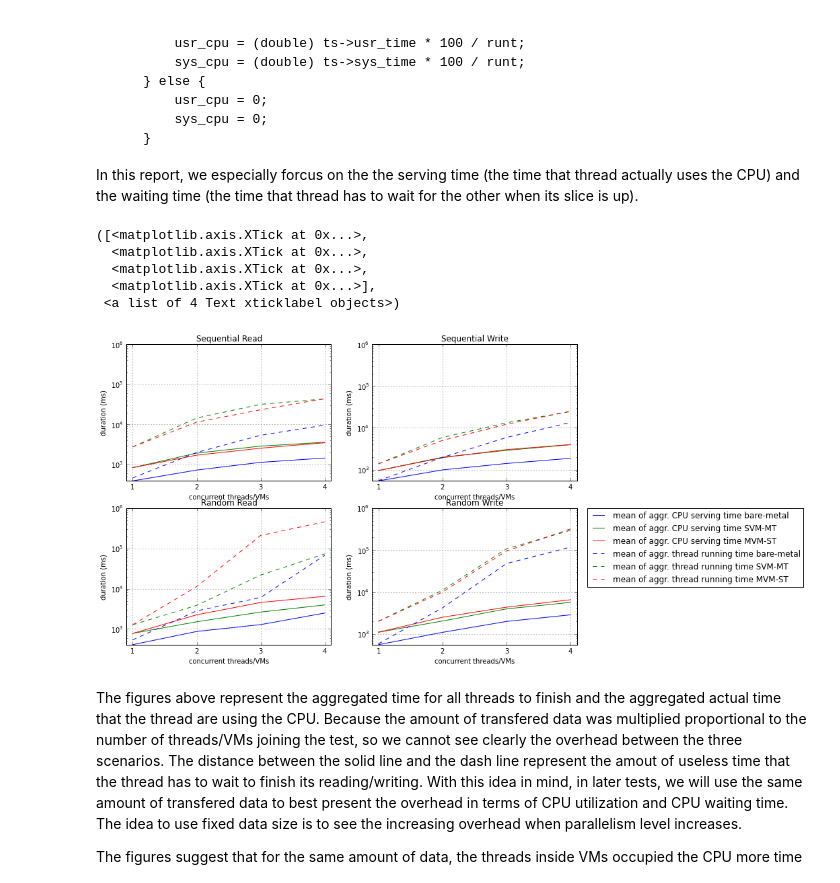
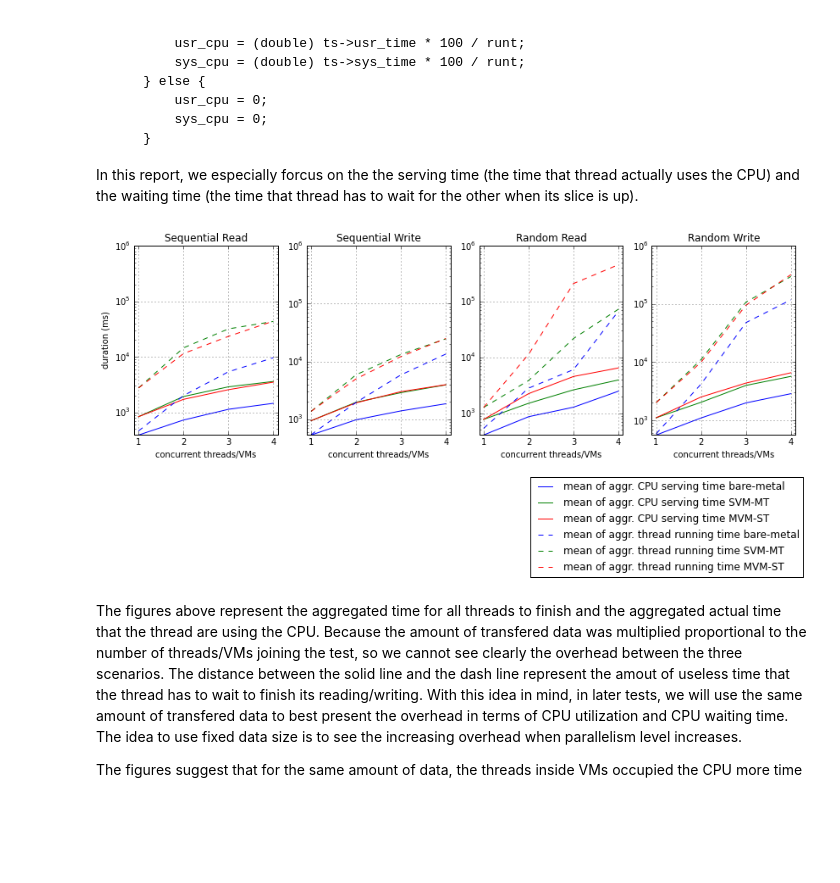
Before and after one commit to hasonhai/io_measurements, a Jupyter notebook: notebook/DiskTest Analysis.ipynb, the cells around one changed output. Drawn from its saved outputs; the diff is of its cells as text; code cells hidden in the pictures; blank space fills up the shorter version.

```diff
--- a/notebook/DiskTest Analysis.ipynb
+++ b/notebook/DiskTest Analysis.ipynb
@@ -564,8 +562,9 @@ citrtrrmvm = citrt.filter(regex="^RR[1-4]VMTH1").tolist()
 citrtrwmvm = citrt.filter(regex="^RW[1-4]VMTH1").tolist()
 # %%
 x_axis = [1,2,3,4]
+pylab.rcParams['figure.figsize'] = 14, 4  # change default size of figures
 
-plt.subplot(221)
+plt.subplot(141)
 plt.semilogy(x_axis, tctsrbf, color="blue")
 plt.semilogy(x_axis, tctsrsvm, color="green")
 plt.semilogy(x_axis, tctsrmvm, color="red")
@@ -579,7 +578,7 @@ plt.xlabel('concurrent threads/VMs')
 plt.ylabel('duration (ms)')
 plt.xticks(x_axis)
 
-plt.subplot(222)
+plt.subplot(142)
 plt.semilogy(x_axis, tctswbf, color="blue")
 plt.semilogy(x_axis, tctswsvm, color="green")
 plt.semilogy(x_axis, tctswmvm, color="red")
@@ -589,45 +588,42 @@ plt.semilogy(x_axis, trtswmvm, ls="dashed", color="red")
 plt.axis([0.9, 4.1, 0, 1000000])
 plt.grid(True)
 plt.title('Sequential Write')
 plt.xlabel('concurrent threads/VMs')
-plt.ylabel('duration (ms)')
+#plt.ylabel('duration (ms)')
 plt.xticks(x_axis)
 
-plt.subplot(223)
+plt.subplot(143)
 plt.semilogy(x_axis, tctrrbf, color="blue")
 plt.semilogy(x_axis, tctrrsvm, color="green")
 plt.semilogy(x_axis, tctrrmvm, color="red")
 plt.semilogy(x_axis, trtrrbf, ls="dashed", color="blue")
 plt.semilogy(x_axis, trtrrsvm, ls="dashed", color="green")
 plt.semilogy(x_axis, trtrrmvm, ls="dashed", color="red")
 plt.axis([0.9, 4.1, 0, 1000000])
 plt.grid(True)
 plt.title('Random Read')
 plt.xlabel('concurrent threads/VMs')
-plt.ylabel('duration (ms)')
+#plt.ylabel('duration (ms)')
 plt.xticks(x_axis)
 
-plt.subplot(224)
+plt.subplot(144)
 plt.semilogy(x_axis, tctrwbf, color="blue", label = 'mean of aggr. CPU serving time bare-metal')
 plt.semilogy(x_axis, tctrwsvm, color="green", label = 'mean of aggr. CPU serving time SVM-MT')
 plt.semilogy(x_axis, tctrwmvm, color="red", label = 'mean of aggr. CPU serving time MVM-ST')
 plt.semilogy(x_axis, trtrwbf, ls="dashed", color="blue", label = 'mean of aggr. thread running time bare-metal')
 plt.semilogy(x_axis, trtrwsvm, ls="dashed", color="green", label = 'mean of aggr. thread running time SVM-MT')
 plt.semilogy(x_axis, trtrwmvm, ls="dashed", color="red", label = 'mean of aggr. thread running time MVM-ST')
 plt.axis([0.9, 4.1, 0, 1000000])
 plt.grid(True)
 plt.title('Random Write')
-plt.legend(bbox_to_anchor=(1.05, 1), loc=2, borderaxespad=0.)
+plt.legend(bbox_to_anchor=(1.05, -0.75), loc=4, borderaxespad=0.)
 plt.xlabel('concurrent threads/VMs')
-plt.ylabel('duration (ms)')
+#plt.ylabel('duration (ms)')
 plt.xticks(x_axis)
+
+plt.savefig('CPUutilisation')
 # %% [output]
-([<matplotlib.axis.XTick at 0x...>,
-  <matplotlib.axis.XTick at 0x...>,
-  <matplotlib.axis.XTick at 0x...>,
-  <matplotlib.axis.XTick at 0x...>],
- <a list of 4 Text xticklabel objects>)
-[figure, old version]
+[figure, new version]
 # %% [markdown]
 The figures above represent the aggregated time for all threads to finish and the aggregated actual time that the thread are using the CPU. Because the amount of transfered data was multiplied proportional to the number of threads/VMs joining the test, so we cannot see clearly the overhead between the three scenarios. The distance between the solid line and the dash line represent the amout of useless time that the thread has to wait to finish its reading/writing. With this idea in mind, in later tests, we will use the same amount of transfered data to best present the overhead in terms of CPU utilization and CPU waiting time. The idea to use fixed data size is to see the increasing overhead when parallelism level increases.
 
```
Also changed, not shown: parts of 6 cells of this notebook, 3 other files.
